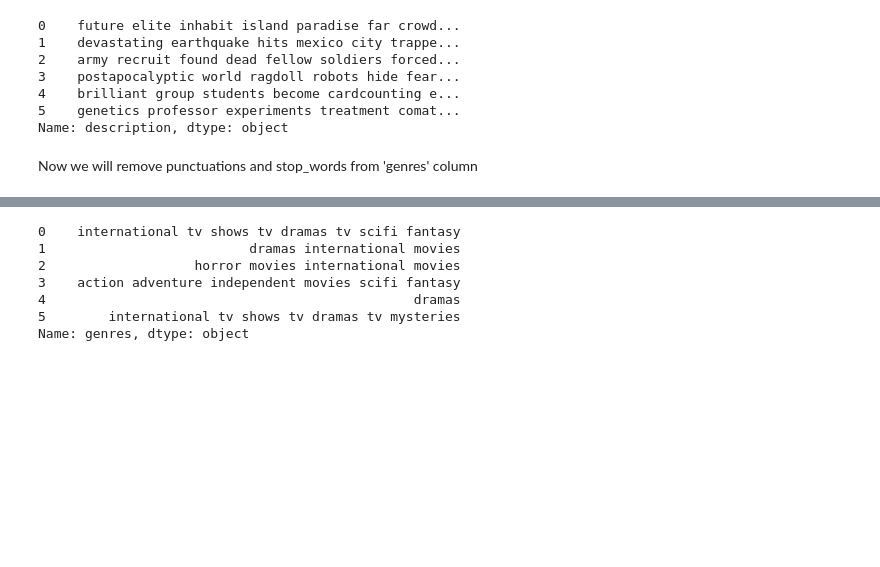
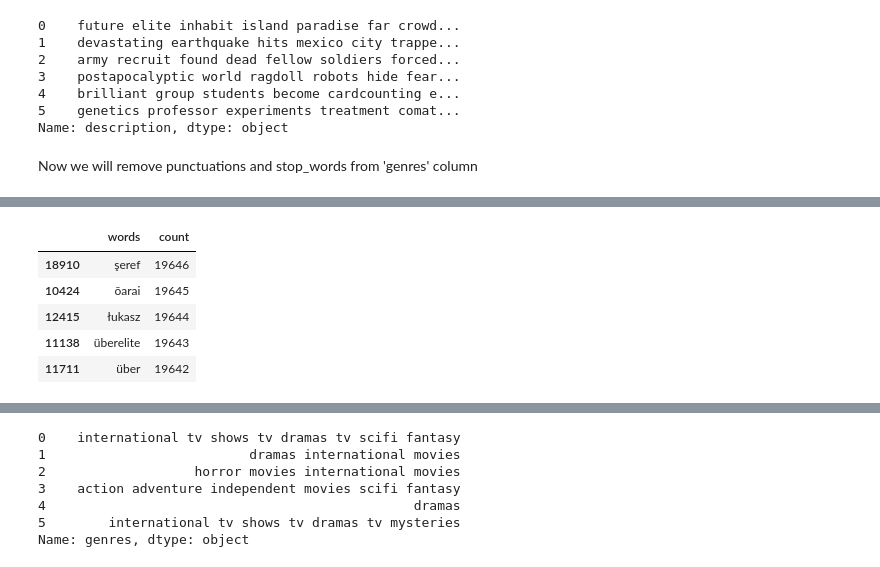
Before and after one commit to sammed97/Netflix-Movies-and-TV-Shows-Clustering, a Jupyter notebook: Copy_of_NETFLIX_MOVIES_AND_TV_SHOWS_CLUSTERING.ipynb, the cells around one changed output, grey strips where cells are left out. Saved outputs shown, nothing was run; the diff lists cells and outputs as text; code cells hidden in the pictures; blank space fills up the shorter version.

```diff
--- a/Copy_of_NETFLIX_MOVIES_AND_TV_SHOWS_CLUSTERING.ipynb
+++ b/Copy_of_NETFLIX_MOVIES_AND_TV_SHOWS_CLUSTERING.ipynb
@@ -713,0 +778,9 @@ Now we will remove punctuations and stop_words from 'genres' column
+# %%
+vocabulary.head(5)
+# %% [output]
+|  | words | count |
+| 18910 | şeref | 19646 |
+| 10424 | ōarai | 19645 |
+| 12415 | łukasz | 19644 |
+| 11138 | überelite | 19643 |
+| 11711 | über | 19642 |
```
Also changed, not shown: parts of 12 cells of this notebook.
